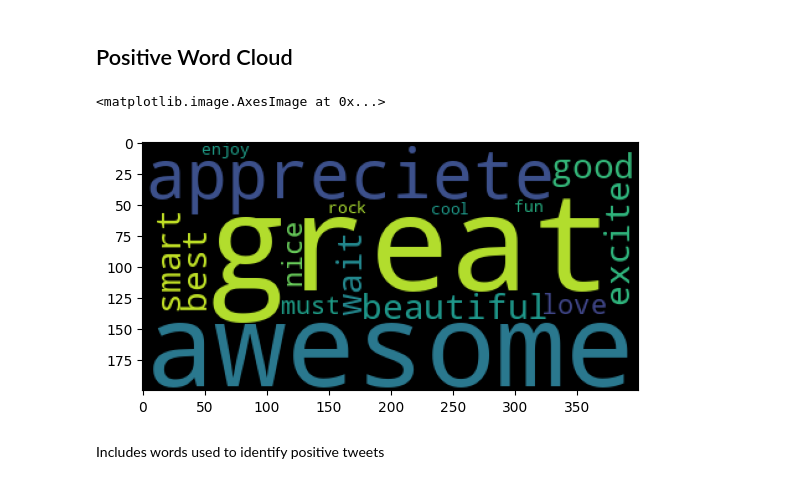
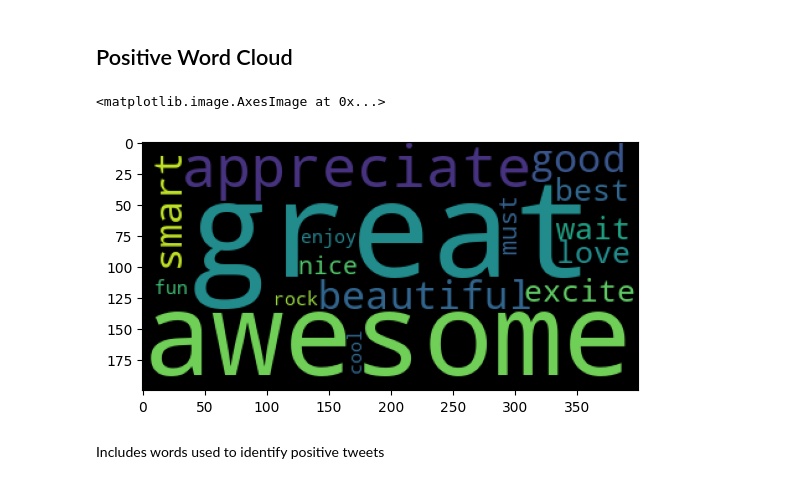
Before and after one commit to Jmanitou/Apple_Google_NLP, a Jupyter notebook: Apple_Google_NLP.ipynb, the cells around one changed output. Cells and saved outputs as stored; diff of their text form; code cells hidden in the pictures.

Commit message:
spelling error with word in positive word cloud

```diff
--- a/Apple_Google_NLP.ipynb
+++ b/Apple_Google_NLP.ipynb
@@ -255,11 +254,11 @@ From our data exploration, we can find that Android Apps are seen the most favor
 # %% [markdown]
 ## Positive Word Cloud
 # %%
-wc = WordCloud().generate("great awesome like appreciete good beautiful smart excite wait best love nice must enjoy fun rock cool")
+wc = WordCloud().generate("great awesome like appreciate good beautiful smart excite wait best love nice must enjoy fun rock cool")
 plt.imshow(wc)
 # %% [output]
 <matplotlib.image.AxesImage at 0x...>
-[figure, old version]
+[figure, new version]
 # %% [markdown]
 Includes words used to identify positive tweets
 # %% [markdown]
```
Also changed, not shown: parts of 3 cells of this notebook, 2 other files.
